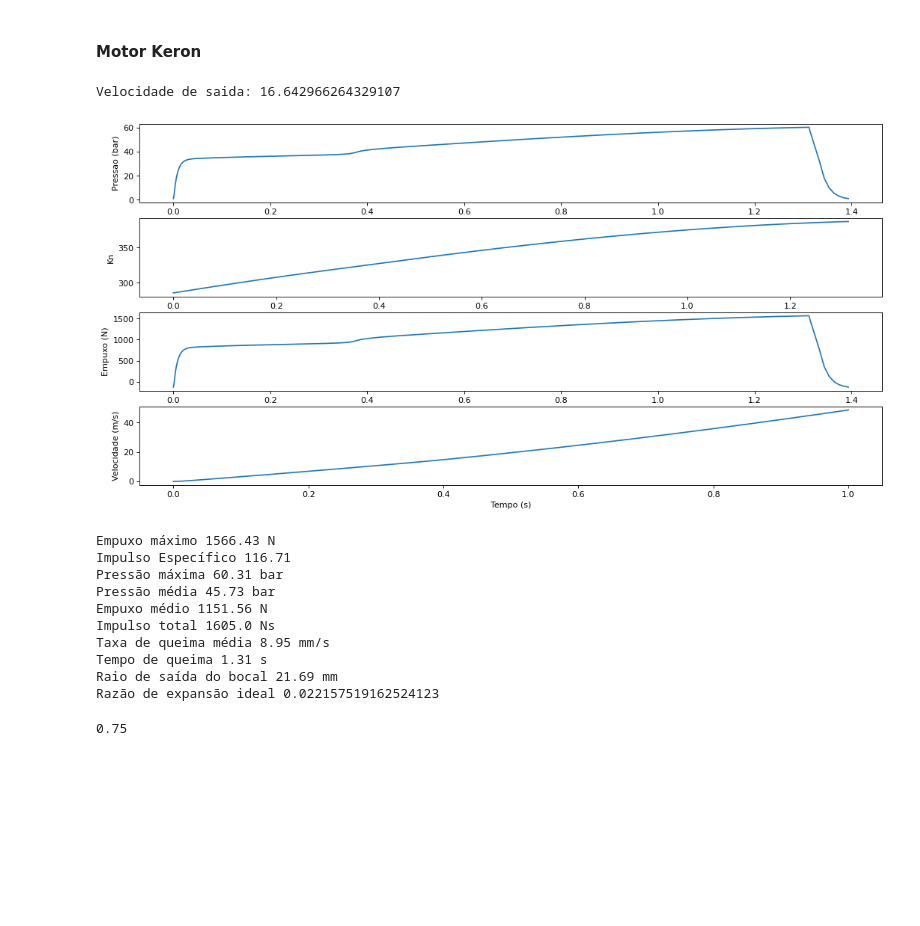
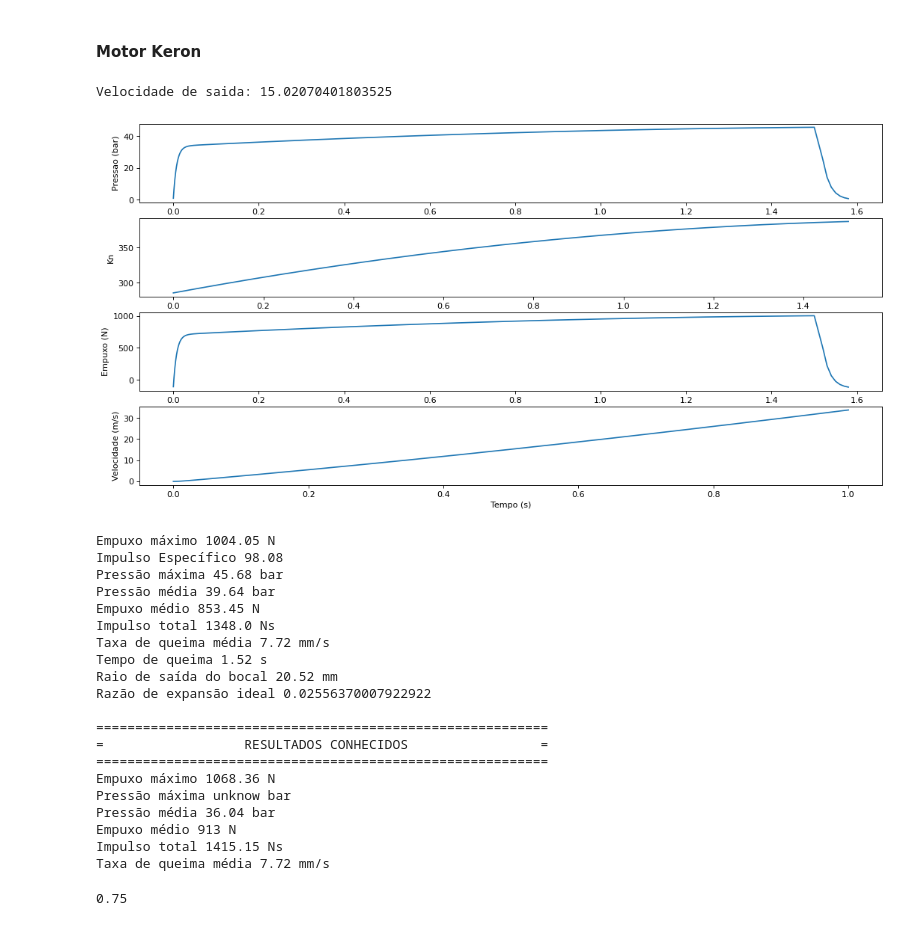
Before and after one commit to PatrickSampaioUSP/Propy, a Jupyter notebook: PropGoverningEquations.ipynb, the cells around one changed output. Cells and saved outputs as stored; diff of their text form; code cells hidden in the pictures; blank space fills up the shorter version.

```diff
--- a/PropGoverningEquations.ipynb
+++ b/PropGoverningEquations.ipynb
@@ -5,5 +50,6 @@ $r = aP^n$
 # %%
 from scipy.interpolate import interp1d
+from scipy import optimize
 import numpy as np
 
 pressure_interp_list = [0.101, 0.1035, 0.2505, 0.3975, 0.5445, 0.6915, 0.807, 0.954, 1.101, 1.248, 1.395,
@@ -29,6 +75,18 @@ r_function = interp1d(pressure_interp_list, r_interp_list, kind='cubic')
 
 class KnsbBurnrate:
 
+  a = 5.822234143625807*(10**-9)
+  n = 0.8767794714627652
+
   @classmethod
   def calculate_burnrate(cls, pressure):
     return r_function(pressure)
+    #pressao = ((10**6)*pressure)**cls.n
+    #return cls.a*pressao*(10**3)
+    #return 7.72
+
+  @classmethod
+  def calculate_mean_burnrate(cls, kn_med, cstar, rho):
+    optimize_func = lambda x: x - cls.calculate_burnrate((kn_med)*rho*x*cstar/10**9)
+    burn_rate = optimize.newton(optimize_func, 5)
+    return burn_rate/10**3
@@ -319,37 +461,62 @@ Massa de Grão 1.4526724430199198
 # %%
 r_throat = 8/1000                                     #Raio da garganta do bocal (m)
 D0 = 42.8/1000                                        #Diâmetro externo (m)
 N = 6                                                 #Número de grãos
 d0 = 19.3/1000                                        #Diâmetro interno inicial (m)
 D_chamber = 48.8/1000                                 #Diâmetro interno da câmara (m)
 motor_length = 750/1000                               #Comprimento do motor (m)
 l_grain = 120/1000                                    #Comprimento do grão (m)
+cstar = 816.68                                        #Velocidade característica (m/s)
+rho_grain = 1700.                                     #Densidade do grão (kg/m^3)
+n_cf=0.8                                              #pi=e=3
+
+known_results = {
+    'total_impulse': 1415.15,
+    'avg_thrust': 913,
+    'max_thrust': 1068.36,
+    'avg_pressure': 36.04,
+    'max_pressure': 'unknow',
+    'avg_br': 7.72
+}
+
 keron = Motor(r_throat=r_throat,
-                D0=D0,
-                d0=d0,
-                N=N,
-                D_chamber=D_chamber,
-                L=motor_length,
-                l_grain=l_grain)
+              D0=D0,
+              d0=d0,
+              N=N,
+              D_chamber=D_chamber,
+              L=motor_length,
+              l_grain=l_grain,
+              n_cf=n_cf,
+              known_results=known_results)
 
 conditions = [keron.d_int, keron.l_grain, p_atm, m_prod_chamber]
 t = np.linspace(0,1.8,10000)
 
 y = solve(modelo, conditions, 1.5, keron)
 post_processing(y.y, y.t, keron)
 # %% [output]
-Velocidade de saida: 16.642966264329107
+Velocidade de saida: 15.02070401803525
-[figure, old version]
+[figure, new version]
-Empuxo máximo 1566.43 N
-Impulso Específico 116.71
-Pressão máxima 60.31 bar
-Pressão média 45.73 bar
-Empuxo médio 1151.56 N
-Impulso total 1605.0 Ns
-Taxa de queima média 8.95 mm/s
-Tempo de queima 1.31 s
-Raio de saída do bocal 21.69 mm
-Razão de expansão ideal 0.022157519162524123
+Empuxo máximo 1004.05 N
+Impulso Específico 98.08
+Pressão máxima 45.68 bar
+Pressão média 39.64 bar
+Empuxo médio 853.45 N
+Impulso total 1348.0 Ns
+Taxa de queima média 7.72 mm/s
+Tempo de queima 1.52 s
+Raio de saída do bocal 20.52 mm
+Razão de expansão ideal 0.02556370007922922
+
+==========================================================
+=                  RESULTADOS CONHECIDOS                 =
+==========================================================
+Empuxo máximo 1068.36 N
+Pressão máxima unknow bar
+Pressão média 36.04 bar
+Empuxo médio 913 N
+Impulso total 1415.15 Ns
+Taxa de queima média 7.72 mm/s
 # %%
 keron.chamber_length
 # %% [output]
```
Also changed, not shown: parts of 11 cells of this notebook.
